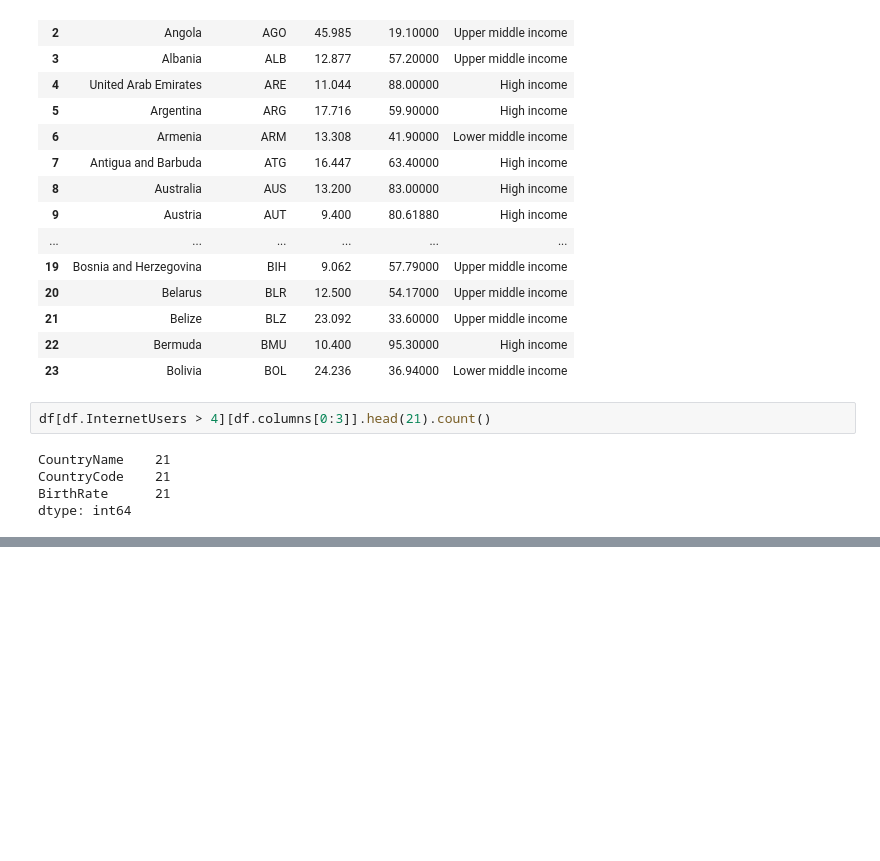
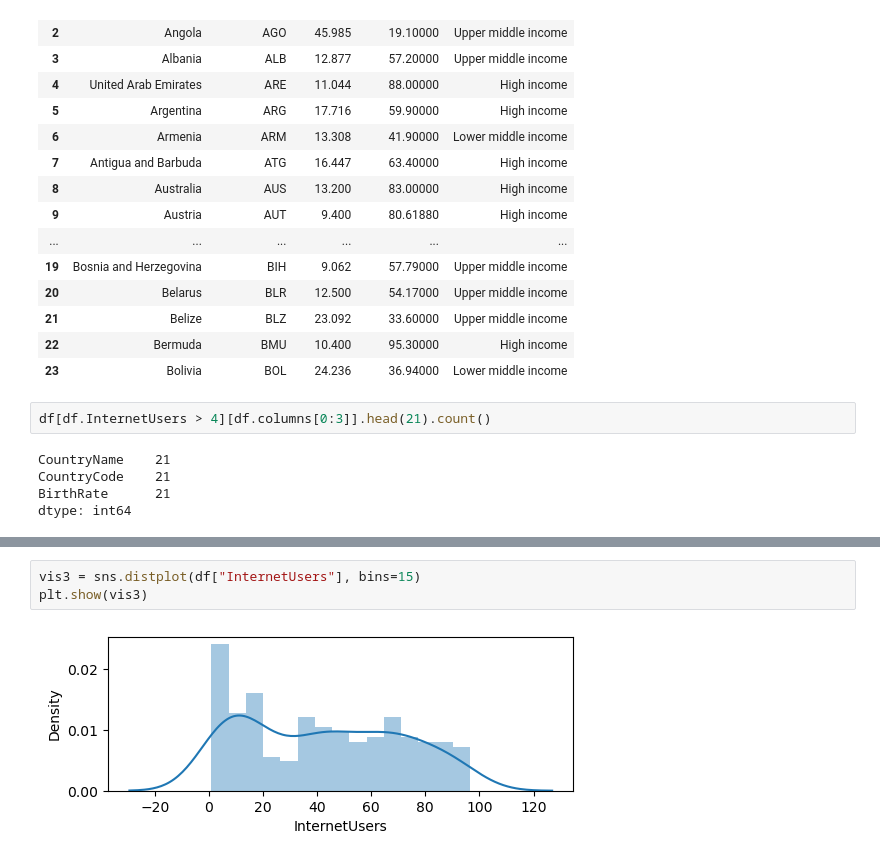
Before and after one commit to Pavan0518/NIT_DatascienceAndAI, a Jupyter notebook: PANDAS/Country_GDP_Analysis.ipynb, the cells around one changed output, grey strips where cells are left out. Drawn from its saved outputs; the diff is of its cells as text; blank space fills up the shorter version.

```diff
--- a/PANDAS/Country_GDP_Analysis.ipynb
+++ b/PANDAS/Country_GDP_Analysis.ipynb
@@ -857,0 +1004,5 @@ dtype: int64
+# %%
+vis3 = sns.distplot(df["InternetUsers"], bins=15)
+plt.show(vis3)
+# %% [output]
+[figure, added]
```
Also changed, not shown: parts of 27 cells of this notebook, 5 other files.
